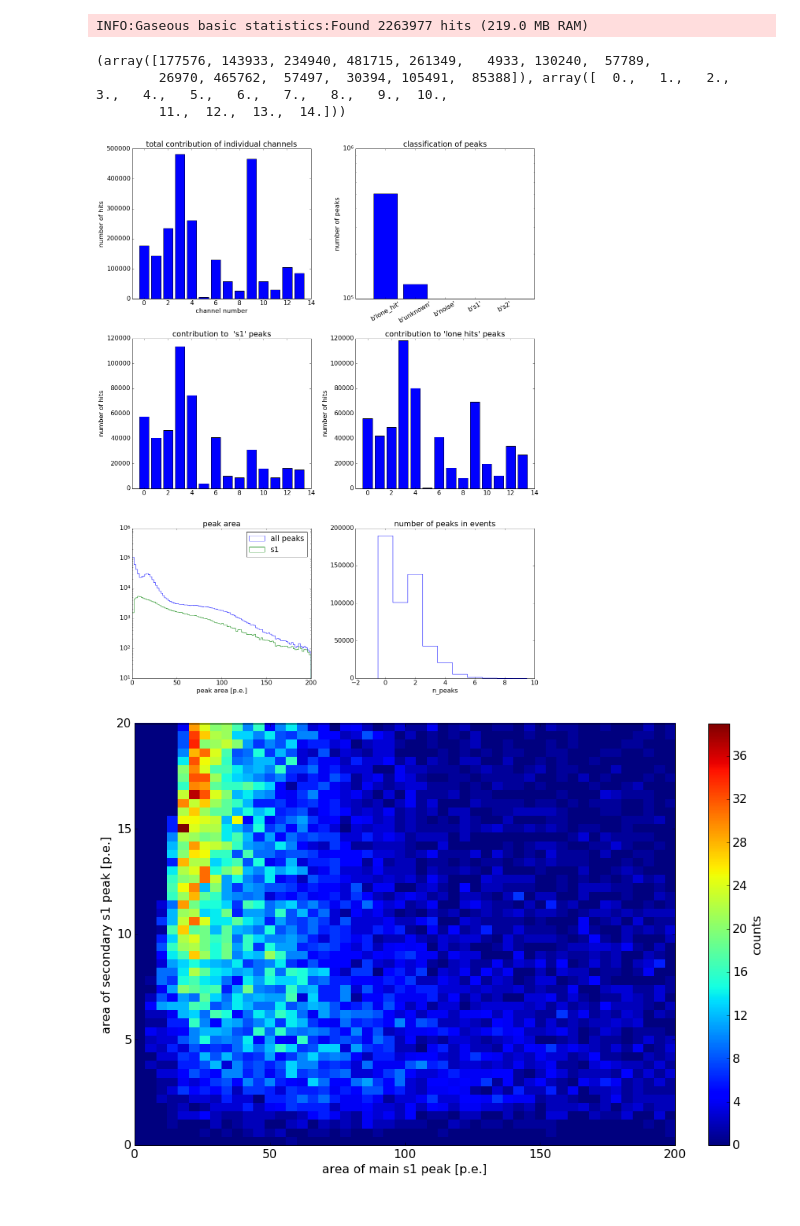
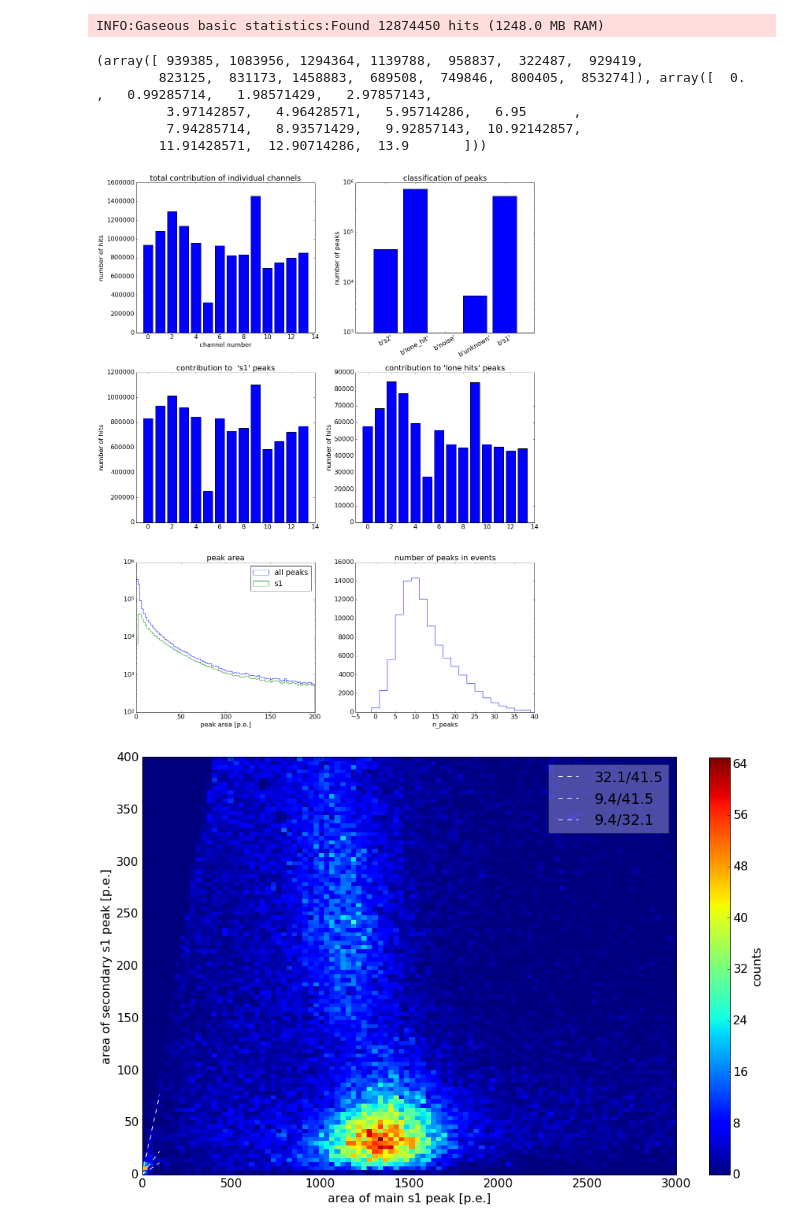
Before and after one commit to olenkajain/pax, a Jupyter notebook: examples/muenster/analysis/Gaseous_basic_statistics.ipynb, the cells around one changed output. Drawn from its saved outputs; the diff is of its cells as text; code cells hidden in the pictures.

```diff
--- a/examples/muenster/analysis/Gaseous_basic_statistics.ipynb
+++ b/examples/muenster/analysis/Gaseous_basic_statistics.ipynb
@@ -1,11 +1,21 @@
 # %%
 # Settings
 #filename    = '/home/axel/PycharmProjects/pax/tpc_kr_150410_8k.hdf5'
-filename     = '/home/axel/ownCloud/documents/Masterarbeit/TPC/rawdata/2016_01_27/Kr83m_10slpm_1k_threshold_300ZS_160127_500k_events.hdf5'
+#filename     = '/home/axel/ownCloud/documents/Masterarbeit/TPC/rawdata/2016_02_05/Kr83m_gasTPC_160205_medianBL.hdf5'
 #filename    = '/home/axel/ownCloud/documents/Masterarbeit/TPC/rawdata/2015_10_02/Kr_Measurement_1000TH_1_151002.hdf5'
 #filename    = '/media/axel/cf2b7088-fe0f-419a-a101-07493d88971c/kabelchange.hdf5.hdf5'
+filename = "/home/axel/ownCloud/documents/Masterarbeit/TPC/rawdata/2016_02_12/Cs137_Thr3000ADC_160211_000.hdf5"
 file_format = 'hdf5'
+fig_save_path = filename[:-5] + "_plots/"
 #loglevel    = 'DEBUG'
+# %%
+save_plots = True
+plot_format = ".png"
+if save_plots:
+    import os
+    os.makedirs(fig_save_path, exist_ok=True)
+    def plot_save(plot_name, fig):
+        fig.savefig(fig_save_path + plot_name + plot_format)
 # %%
 import logging
 log = logging.getLogger('Gaseous basic statistics')
@@ -57,13 +65,13 @@ try:
     from pax.formats import flat_data_formats
     ioformat = flat_data_formats[file_format]()
     ioformat.open(filename, 'r')
-    events = ioformat.read_data('tree')
+    events = ioformat.read_data('Event')
     try:
         peaks = ioformat.read_data('Peak')
     except KeyError:
         peaks = None
         log.info("There is no peak table")
-    hits = ioformat.read_data('hits')
+    hits = ioformat.read_data('all_hits')
     ioformat.close()
 except ImportError:
     log.debug("You don't have pax 3 installed, falling back to HDF5-specific code...")
@@ -101,7 +109,7 @@ INFO:Gaseous basic statistics:Loaded 500000 events (127.00 MB RAM)
 # %%
 log.info("Found %d hits (%s MB RAM)"% (len(hits),hits.nbytes//1e6))
 # %% [output]
-INFO:Gaseous basic statistics:Found 2263977 hits (219.0 MB RAM)
+INFO:Gaseous basic statistics:Found 12874450 hits (1248.0 MB RAM)
 # %%
 fig, ((ax1, ax2), (ax3, ax4), (ax5, ax6)) = plt.subplots(3, 2, figsize=(16,20), squeeze=False)
 area_right_boundary = 200
@@ -110,7 +118,7 @@ area_bins = 100
 if True:
 
     ### making histogram of hits
-    z = np.histogram(hits["channel"], bins=14, range=(0,14))
+    z = np.histogram(hits["channel"], bins=14, range=(0,13.9))
     print(z)
     plt.cla()
     ax1.bar(range(14),z[0], align="center")
@@ -134,7 +142,7 @@ if True:
     #ax2.set_xlim((-1,14))
 
     ###
-    import pandas as pd
+
     # making a histogram of contributing channels towards peaks
     # looking at coincidential peaks (type != lone_hit)
     s1_peaks = peaks["n_contributing_channels"] >= 2
@@ -163,16 +171,20 @@ if True:
     ax5.set_yscale("log")
 
     ax6.set_title("number of peaks in events")
-    ax6.hist(events["n_peaks"], bins=10, histtype="step", range=(0,10), align="left")
+    ax6.hist(events["n_peaks"], bins=20, histtype="step", range=(0,40), align="left")
     ax6.set_xlabel("n_peaks")
 
     fig.tight_layout()
     fig.show()
+    if save_plots:
+        plot_save("overview",fig)
 # %% [output]
-(array([177576, 143933, 234940, 481715, 261349,   4933, 130240,  57789,
-        26970, 465762,  57497,  30394, 105491,  85388]), array([  0.,   1.,   2.,   3.,   4.,   5.,   6.,   7.,   8.,   9.,  10.,
-        11.,  12.,  13.,  14.]))
+(array([ 939385, 1083956, 1294364, 1139788,  958837,  322487,  929419,
+        823125,  831173, 1458883,  689508,  749846,  800405,  853274]), array([  0.        ,   0.99285714,   1.98571429,   2.97857143,
+         3.97142857,   4.96428571,   5.95714286,   6.95      ,
+         7.94285714,   8.93571429,   9.92857143,  10.92142857,
+        11.91428571,  12.90714286,  13.9       ]))
-[figure, old version]
+[figure, new version]
 # %%
 ### Now finding events that contain >=2 peaks
 ### Then plotting energy of first peak (ordered by area) vs the second peak
@@ -190,9 +202,9 @@ for event_peaks in peak_by_event:
     #print(event_peaks[0]["area"])
     if len(event_peaks)<= 1:
         continue
-    if event_peaks[0]["n_contributing_channels"] <= 1:
+    if not event_peaks[0]["n_contributing_channels"] >= 2:
         continue
-    if event_peaks[1]["n_contributing_channels"] <= 1:
+    if not event_peaks[1]["n_contributing_channels"] >= 2:
         continue
     main_peaks.append(event_peaks[0])
     secondary_peaks.append(event_peaks[1])
@@ -202,20 +214,26 @@ main_areas = [peak["area"] for peak in main_peaks]
 secondary_areas =[peak["area"] for peak in secondary_peaks]
 # %%
 fig, ax1 = plt.subplots(1,1, figsize=(16,10))
-plt.hist2d(main_areas, secondary_areas, bins=[50,50], range=((0,200),(0,20)))
+plt.hist2d(main_areas, secondary_areas, bins=[100,100], range=((0,3000),(0,400)))
 ax1.set_xlabel("area of main s1 peak [p.e.]")
 ax1.set_ylabel("area of secondary s1 peak [p.e.]")
 cbar = plt.colorbar()
 cbar.set_label("counts")
 #ax.set_xlim(0,150)
 #ax.set_ylim(0,50)
 
 #ax2.hist(peaks["index_of_maximum"], bins=512, histtype="step")
 #ax2.set_yscale("log")
 fig.show()
-#ax.hist2d?
+if save_plots:
+    plot_save("secondaryArea_vs_mainArea",fig)
+ax1.plot(np.arange(0,100), 32.1/41.5*np.arange(0,100), "w--", label="32.1/41.5")
+ax1.plot(np.arange(0,100), 9.4/41.5*np.arange(0,100), "w--", label="9.4/41.5")
+ax1.plot(np.arange(0,100), 9.4/(41.5+41.5)*np.arange(0,100), "w--", label="9.4/32.1")
+leg = ax1.legend()
+leg.get_frame().set_alpha(0.3)
 # %% [output]
-[figure, old version]
+[figure, new version]
 # %%
 time_differences = [p2["center_time"]-p1["center_time"] for p1, p2 in zip(main_peaks, secondary_peaks)]
 # %%
```
Also changed, not shown: parts of 14 cells of this notebook, 3 other files.
